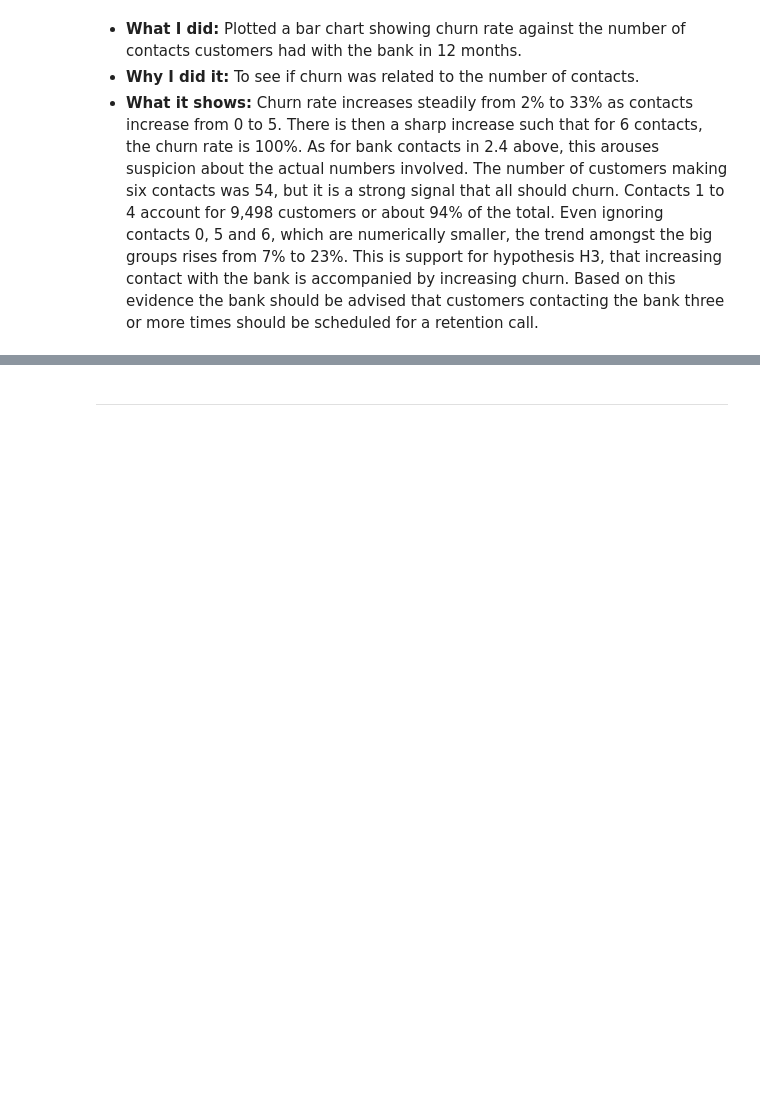
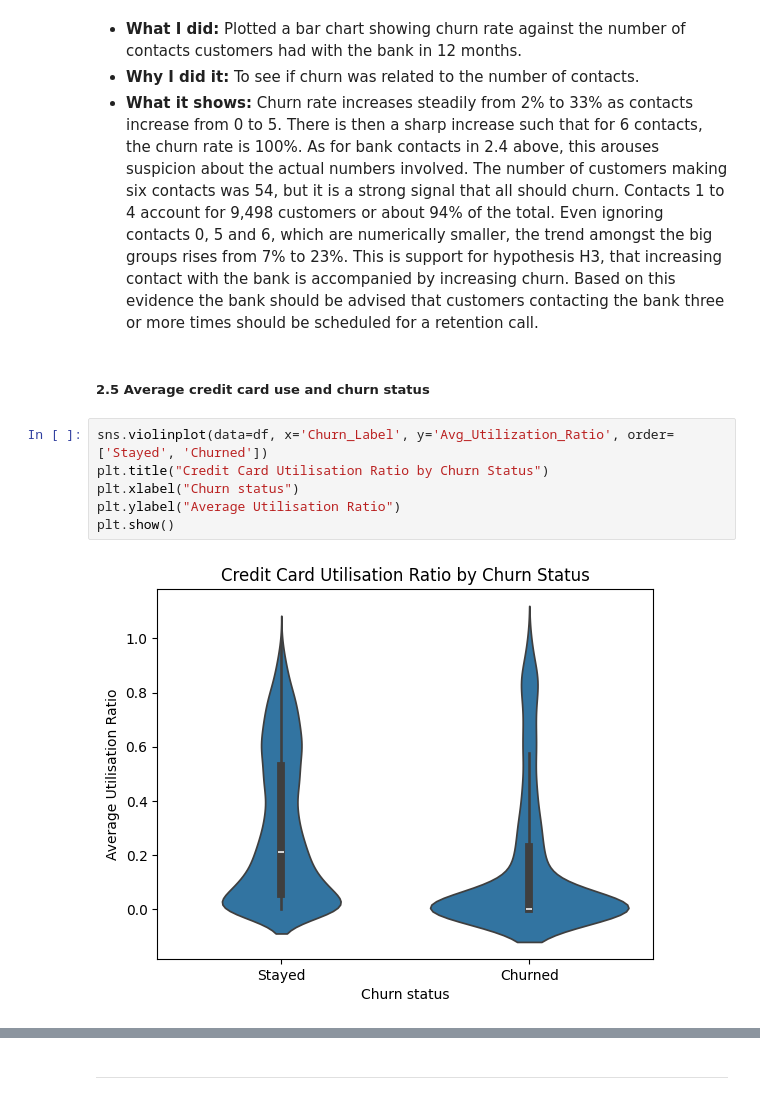
Before and after one commit to ImaginationDeadImagine/capstone-1-credit-card-customers, a Jupyter notebook: jupyter_notebooks/02_analysis.ipynb, the cells around one changed output, grey strips where cells are left out. Drawn from its saved outputs; the diff is of its cells as text; blank space fills up the shorter version.

Commit message:
Add H4 violin plot findings and limitations

```diff
--- a/jupyter_notebooks/02_analysis.ipynb
+++ b/jupyter_notebooks/02_analysis.ipynb
@@ -310,3 +310,13 @@ groups rises from 7% to 23%.  This is support for hypothesis H3, that
 increasing contact with the bank is accompanied by increasing churn.  Based on
 this evidence the bank should be advised that customers contacting the bank
 three or more times should be scheduled for a retention call.
+# %% [markdown]
+##### 2.5 Average credit card use and churn status
+# %%
+sns.violinplot(data=df, x='Churn_Label', y='Avg_Utilization_Ratio', order=['Stayed', 'Churned'])
+plt.title("Credit Card Utilisation Ratio by Churn Status")
+plt.xlabel("Churn status")
+plt.ylabel("Average Utilisation Ratio")
+plt.show()
+# %% [output]
+[figure, added]
```
Also changed, not shown: parts of 9 cells of this notebook.
